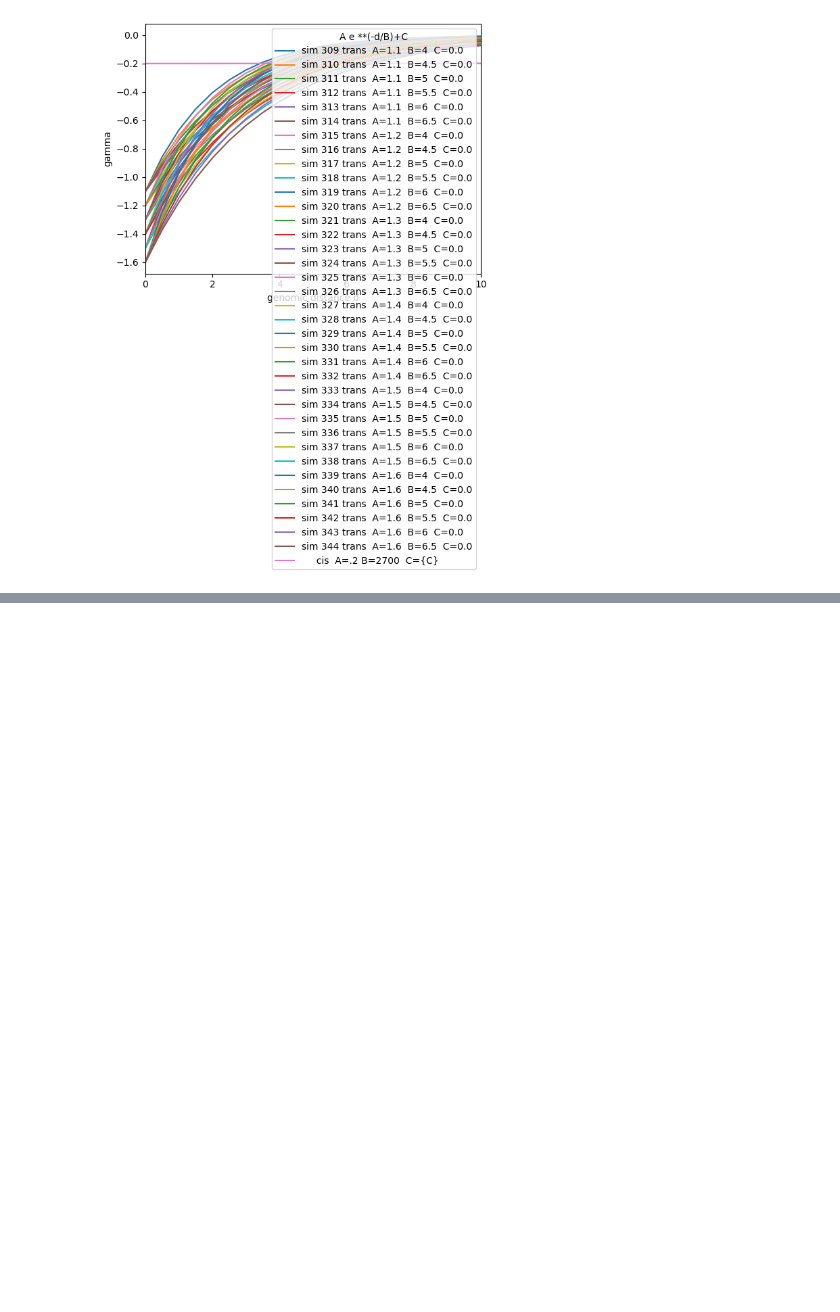
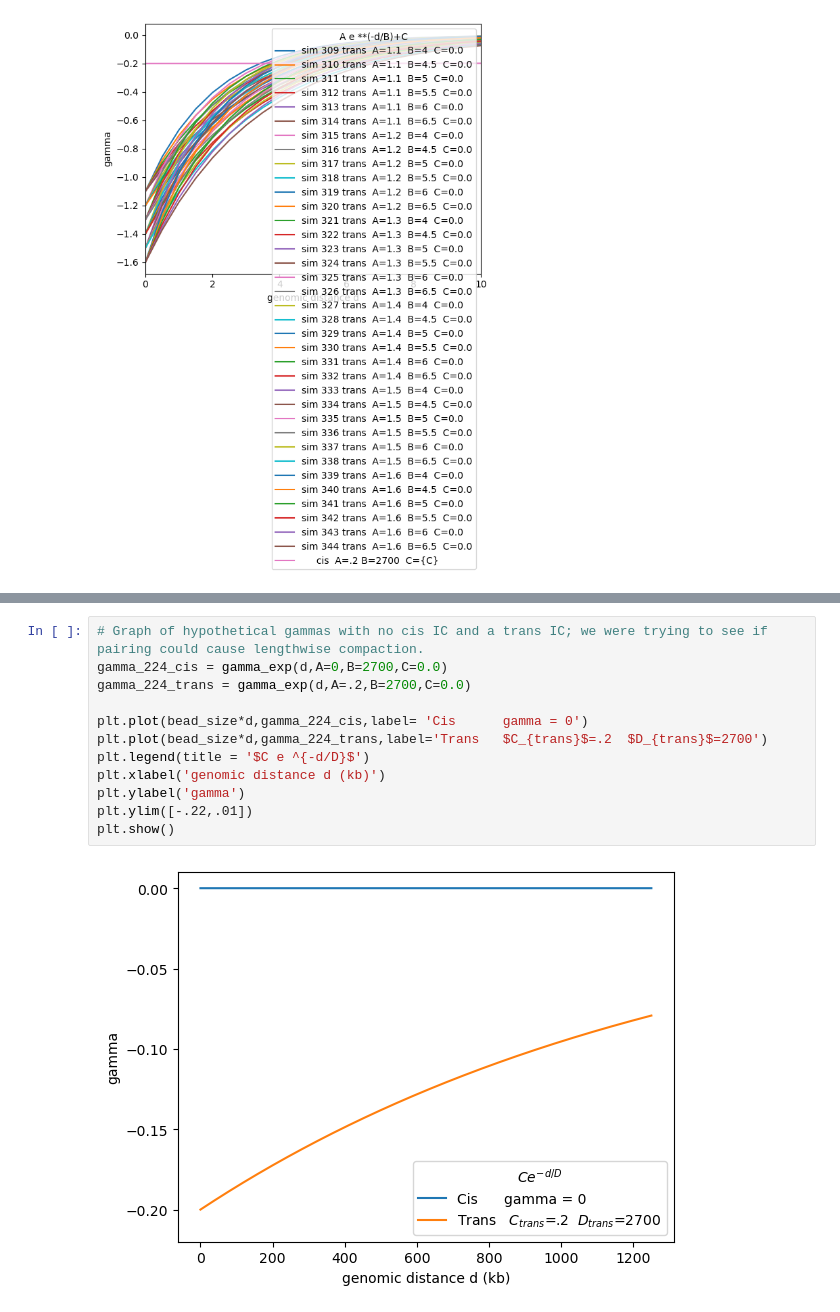
Before and after one commit to DiPierroLab/Douglas, a Jupyter notebook: 2_make_lambdas/make_gammas.ipynb, the cells around one changed output, grey strips where cells are left out. Cells and saved outputs as stored; diff of their text form; blank space fills up the shorter version.

```diff
--- a/2_make_lambdas/make_gammas.ipynb
+++ b/2_make_lambdas/make_gammas.ipynb
@@ -328,0 +340,14 @@ sim 344 trans  A=1.6  B=6.5  C=0.0
+# %%
+# Graph of hypothetical gammas with no cis IC and a trans IC; we were trying to see if pairing could cause lengthwise compaction.
+gamma_224_cis = gamma_exp(d,A=0,B=2700,C=0.0)
+gamma_224_trans = gamma_exp(d,A=.2,B=2700,C=0.0)
+
+plt.plot(bead_size*d,gamma_224_cis,label= 'Cis      gamma = 0')
+plt.plot(bead_size*d,gamma_224_trans,label='Trans   $C_{trans}$=.2  $D_{trans}$=2700')
+plt.legend(title = '$C e ^{-d/D}$')
+plt.xlabel('genomic distance d (kb)')
+plt.ylabel('gamma')
+plt.ylim([-.22,.01])
+plt.show()
+# %% [output]
+[figure, added]
```
Also changed, not shown: parts of 3 cells of this notebook, 10 other files.
